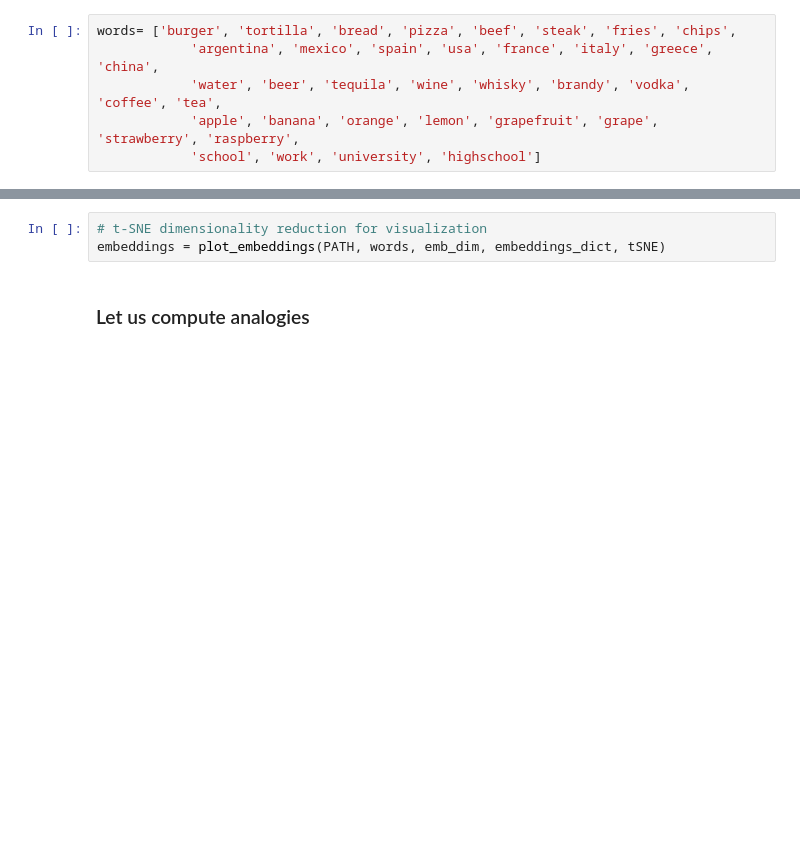
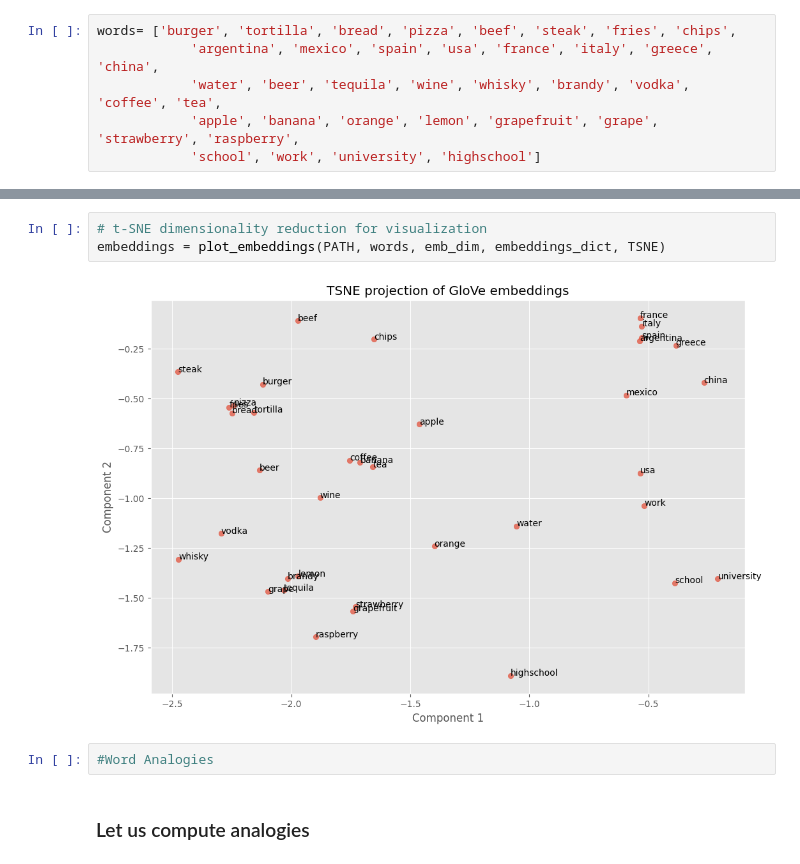
Before and after one commit to R3beAM/Laboratorio-2-Modelos-de-lenguaje, a Jupyter notebook: Lab2_ModelosLenguaje.ipynb, the cells around one changed output, grey strips where cells are left out. Cells and saved outputs as stored; diff of their text form; blank space fills up the shorter version.

```diff
--- a/Lab2_ModelosLenguaje.ipynb
+++ b/Lab2_ModelosLenguaje.ipynb
@@ -203,6 +227,10 @@ plot_embeddings(PATH, words, emb_dim, embeddings_dict, PCA)
 # %%
 # t-SNE dimensionality reduction for visualization
-embeddings = plot_embeddings(PATH, words, emb_dim, embeddings_dict, tSNE)
+embeddings = plot_embeddings(PATH, words, emb_dim, embeddings_dict, TSNE)
+# %% [output]
+[figure, added]
+# %%
+#Word Analogies
 # %% [markdown]
 ### Let us compute analogies
 # %%
```
Also changed, not shown: parts of 2 cells of this notebook.
